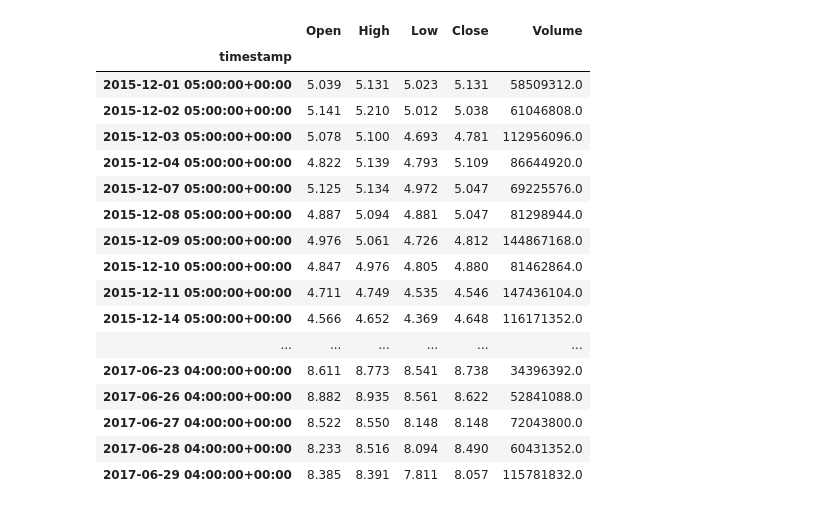
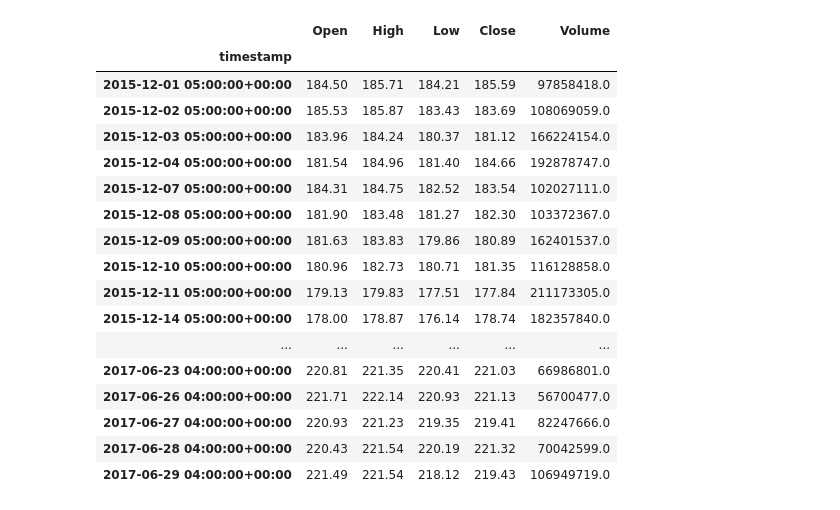
Before and after one commit to hejonathan/money, a Jupyter notebook: pullback.ipynb, the cells around one changed output. Cells and saved outputs as stored; diff of their text form; code cells hidden in the pictures.

```diff
--- a/pullback.ipynb
+++ b/pullback.ipynb
@@ -12,7 +12,7 @@ from IPython.display import display, HTML
 vbt.settings.data['alpaca']['key_id'] = 'PK2XNKDSJH4PVPCYDK8E'
 vbt.settings.data['alpaca']['secret_key'] = 'f5cD1kbR3p5RRfgvNgDiQ09qRpi4LCYmPZprl3KM'
 # %%
-symbol = 'tqqq'
+symbol = 'spy'
 data = vbt.AlpacaData.download(symbol,
                                start='1990-3-05',
                                end='2023-3-16',
@@ -40,53 +40,83 @@ FigureWidget({
                'yaxis2': {'anchor': 'x2', 'domain': [0.0, 0.3], 'showgrid': True}}
 })
 # %%
-def pullback_place_entry(start, close, rsi_window = 10, sma_window = 200, entry = 30):
-    rsi = vbt.RSI.run(close, window=rsi_window).rsi.to_numpy()
-    sma = vbt.MA.run(close, window=sma_window).ma.to_numpy()
+RSI = vbt.IndicatorFactory.from_talib('RSI')
+SMA = vbt.IndicatorFactory.from_talib('SMA')
+
+
+def pullback_place_entry(start, close, rsi_window = 10, sma_window = 200, entry = 30, out = 40, leave = 10):
+    rsi = RSI.run(close, rsi_window).real.to_numpy()
+    sma = SMA.run(close, sma_window).real.to_numpy()
 
     entry = np.where((rsi < entry) & (sma < start), 1, 0)
 
     entry = np.roll(entry, 2)
 
-    return entry, rsi, sma
+    leave_array = np.roll(entry.astype(float), leave)
+    leave_array[:leave] = np.inf
+
+    stop_loss =  np.where((leave_array == 1), -1, 0)
+    take_profit = np.where(rsi>out, -1, 0)
+    sell = np.where((leave_array == 1) | (rsi>out) , -1, 0)
+    sell = np.roll(sell, 2)
+
+    return entry, take_profit, stop_loss, sell
 
 PULLBACK_PLACE_ENTRY = vbt.IndicatorFactory(
     class_name = "pullback_place_order",
     short_name = "pullback_place_order",
     input_names = ['start', 'close'],
-    output_names = ['value', 'rsi', 'sma'],
-    param_names=['rsi_window', 'sma_window', 'entry']
-).from_apply_func(pullback_place_entry, rsi_window = 10, sma_window = 200, entry = 30)
+    output_names = ['value', 'take_profit', 'stop_loss', 'sell'],
+    param_names=['rsi_window', 'sma_window', 'entry', 'out', 'leave']
+).from_apply_func(pullback_place_entry, rsi_window = 10, sma_window = 200, entry = 30, out = 40, leave=10)
 
-enter = PULLBACK_PLACE_ENTRY.run(
+order = PULLBACK_PLACE_ENTRY.run(
     data['Open'],
     data['Close'],
-    rsi_window = np.arange(10,30,step=1,dtype=int),
+    #rsi_window = np.arange(10,30,step=1,dtype=int),
     sma_window = np.arange(50,300,step=5,dtype=int),
-    #entry = np.arange(10,50,step=2,dtype=int),
-    param_product = True
+    entry = np.arange(10,50,step=2,dtype=int),
+    out= np.arange(10,70,step=2,dtype=int),
+    #leave=np.arange(5,15,step=1,dtype=int),
+    param_product = True,
+    to_2d = False
 )
 
-with pd.option_context('display.max_rows', None,
-                       'display.max_columns', None,
-                       ):
-    display(data)
+exits = order.sell == -1
+exits = order.stop_loss == -1
+entries = order.value == 1
+
+pf = vbt.Portfolio.from_signals(data['Open'], entries, exits, init_cash=10000, freq='1d')
+
+#orders = pf.orders
+
+returns = pf.total_return()
+print(returns)
+print(returns.max())
+'''
+fig = returns.vbt.volume(
+        x_level = "pullback_place_order_rsi_window",
+        y_level = "pullback_place_order_sma_window",
+        z_level = "pullback_place_order_out",
+        trace_kwargs=dict(colorbar=dict(title='Total return', tickformat='%'))
+)
+fig.show()'''
 # %% [output]
 |  | Open | High | Low | Close | Volume |
 | timestamp |  |  |  |  |  |
-| 2015-12-01 05:00:00+00:00 | 5.039 | 5.131 | 5.023 | 5.131 | 58509312.0 |
-| 2015-12-02 05:00:00+00:00 | 5.141 | 5.210 | 5.012 | 5.038 | 61046808.0 |
-| 2015-12-03 05:00:00+00:00 | 5.078 | 5.100 | 4.693 | 4.781 | 112956096.0 |
-| 2015-12-04 05:00:00+00:00 | 4.822 | 5.139 | 4.793 | 5.109 | 86644920.0 |
-| 2015-12-07 05:00:00+00:00 | 5.125 | 5.134 | 4.972 | 5.047 | 69225576.0 |
-| 2015-12-08 05:00:00+00:00 | 4.887 | 5.094 | 4.881 | 5.047 | 81298944.0 |
-| 2015-12-09 05:00:00+00:00 | 4.976 | 5.061 | 4.726 | 4.812 | 144867168.0 |
-| 2015-12-10 05:00:00+00:00 | 4.847 | 4.976 | 4.805 | 4.880 | 81462864.0 |
-| 2015-12-11 05:00:00+00:00 | 4.711 | 4.749 | 4.535 | 4.546 | 147436104.0 |
-| 2015-12-14 05:00:00+00:00 | 4.566 | 4.652 | 4.369 | 4.648 | 116171352.0 |
+| 2015-12-01 05:00:00+00:00 | 184.50 | 185.71 | 184.21 | 185.59 | 97858418.0 |
+| 2015-12-02 05:00:00+00:00 | 185.53 | 185.87 | 183.43 | 183.69 | 108069059.0 |
+| 2015-12-03 05:00:00+00:00 | 183.96 | 184.24 | 180.37 | 181.12 | 166224154.0 |
+| 2015-12-04 05:00:00+00:00 | 181.54 | 184.96 | 181.40 | 184.66 | 192878747.0 |
+| 2015-12-07 05:00:00+00:00 | 184.31 | 184.75 | 182.52 | 183.54 | 102027111.0 |
+| 2015-12-08 05:00:00+00:00 | 181.90 | 183.48 | 181.27 | 182.30 | 103372367.0 |
+| 2015-12-09 05:00:00+00:00 | 181.63 | 183.83 | 179.86 | 180.89 | 162401537.0 |
+| 2015-12-10 05:00:00+00:00 | 180.96 | 182.73 | 180.71 | 181.35 | 116128858.0 |
+| 2015-12-11 05:00:00+00:00 | 179.13 | 179.83 | 177.51 | 177.84 | 211173305.0 |
+| 2015-12-14 05:00:00+00:00 | 178.00 | 178.87 | 176.14 | 178.74 | 182357840.0 |
 | ... | ... | ... | ... | ... | ... |
-| 2017-06-23 04:00:00+00:00 | 8.611 | 8.773 | 8.541 | 8.738 | 34396392.0 |
-| 2017-06-26 04:00:00+00:00 | 8.882 | 8.935 | 8.561 | 8.622 | 52841088.0 |
-| 2017-06-27 04:00:00+00:00 | 8.522 | 8.550 | 8.148 | 8.148 | 72043800.0 |
-| 2017-06-28 04:00:00+00:00 | 8.233 | 8.516 | 8.094 | 8.490 | 60431352.0 |
-| 2017-06-29 04:00:00+00:00 | 8.385 | 8.391 | 7.811 | 8.057 | 115781832.0 |
+| 2017-06-23 04:00:00+00:00 | 220.81 | 221.35 | 220.41 | 221.03 | 66986801.0 |
+| 2017-06-26 04:00:00+00:00 | 221.71 | 222.14 | 220.93 | 221.13 | 56700477.0 |
+| 2017-06-27 04:00:00+00:00 | 220.93 | 221.23 | 219.35 | 219.41 | 82247666.0 |
+| 2017-06-28 04:00:00+00:00 | 220.43 | 221.54 | 220.19 | 221.32 | 70042599.0 |
+| 2017-06-29 04:00:00+00:00 | 221.49 | 221.54 | 218.12 | 219.43 | 106949719.0 |
```
Also changed, not shown: parts of 3 cells of this notebook, 2 other files.
